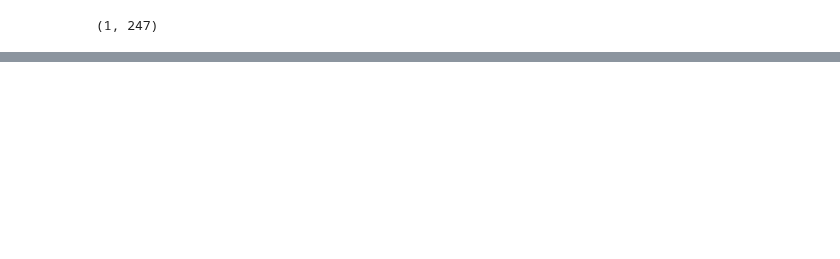
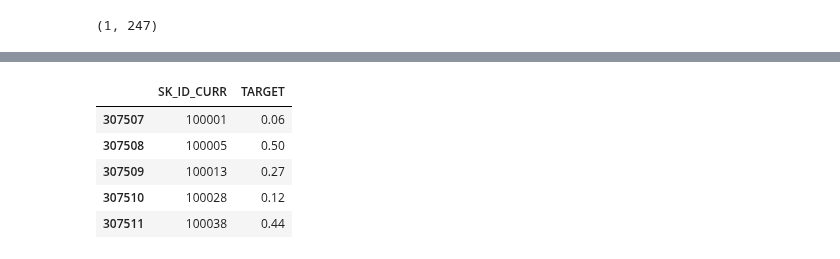
Before and after one commit to DSEI21000-S21/project-home-credit, a Jupyter notebook: experiments/eyob/model.ipynb, the cells around one changed output, grey strips where cells are left out. Drawn from its saved outputs; the diff is of its cells as text; code cells hidden in the pictures; blank space fills up the shorter version.

```diff
--- a/experiments/eyob/model.ipynb
+++ b/experiments/eyob/model.ipynb
@@ -297,0 +452,4 @@ feature_importance.sort_values(by='importance', ascending=False).head(10)
+# %%
+X = df_prime.drop(columns = ['TARGET'], axis=1)
+y = df_prime['TARGET']
+X.shape, y.shape
@@ -297,0 +464,5 @@ feature_importance.sort_values(by='importance', ascending=False).head(10)
+# %%
+smote = SMOTE(sampling_strategy='minority')
+X_sm, y_sm = smote.fit_resample(X,y)
+
+#X_train, X_val, y_train, y_val = train_test_split(X, y, test_size=0.2, random_state= 42, stratify=y)
@@ -297,0 +483,11 @@ feature_importance.sort_values(by='importance', ascending=False).head(10)
+# %%
+X_train, X_val, y_train, y_val = train_test_split(X_sm, y_sm, test_size=0.2, random_state= 42, stratify=y_sm)
+rf = RandomForestClassifier(random_state=42, n_jobs=-1)
+rf.fit(X_train, y_train)
+y_pred_train = rf.predict(X_train)
+y_pred_val = rf.predict(X_val)
+print('classifaction report on training set')
+print(classification_report(y_train, y_pred_train, labels=[0,1]))
+print('--------------------------------------------------------------')
+print('classifaction report on validation set')
+print(classification_report(y_val, y_pred_val, labels=[0,1]))
@@ -297,0 +515,15 @@ feature_importance.sort_values(by='importance', ascending=False).head(10)
+# %%
+rf_test_pred = rf.predict_proba(X_test)[:,1]
+
+submission4_dict = {'SK_ID_CURR': Test_ids,
+            'TARGET': rf_test_pred }
+rf_submission4 = pd.DataFrame(submission4_dict)
+#rf_submission4.to_csv('submission4.csv', index=False) accuaracy 64%
+rf_submission4.head()
+# %% [output]
+|  | SK_ID_CURR | TARGET |
+| 307507 | 100001 | 0.06 |
+| 307508 | 100005 | 0.50 |
+| 307509 | 100013 | 0.27 |
+| 307510 | 100028 | 0.12 |
+| 307511 | 100038 | 0.44 |
```
Also changed, not shown: parts of 30 cells of this notebook.
